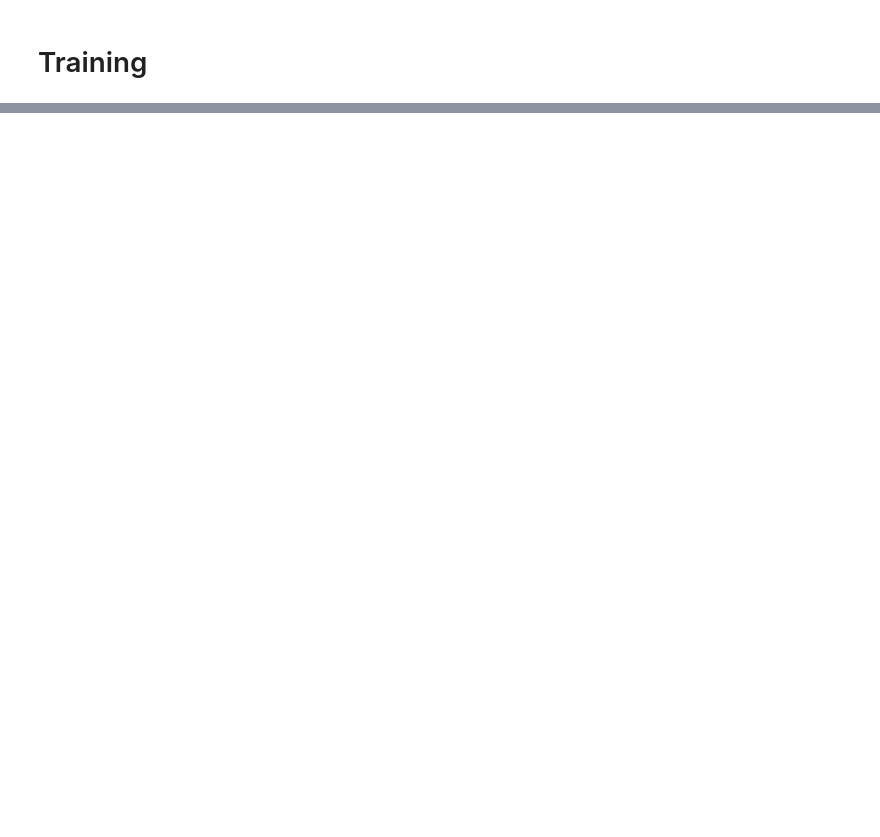
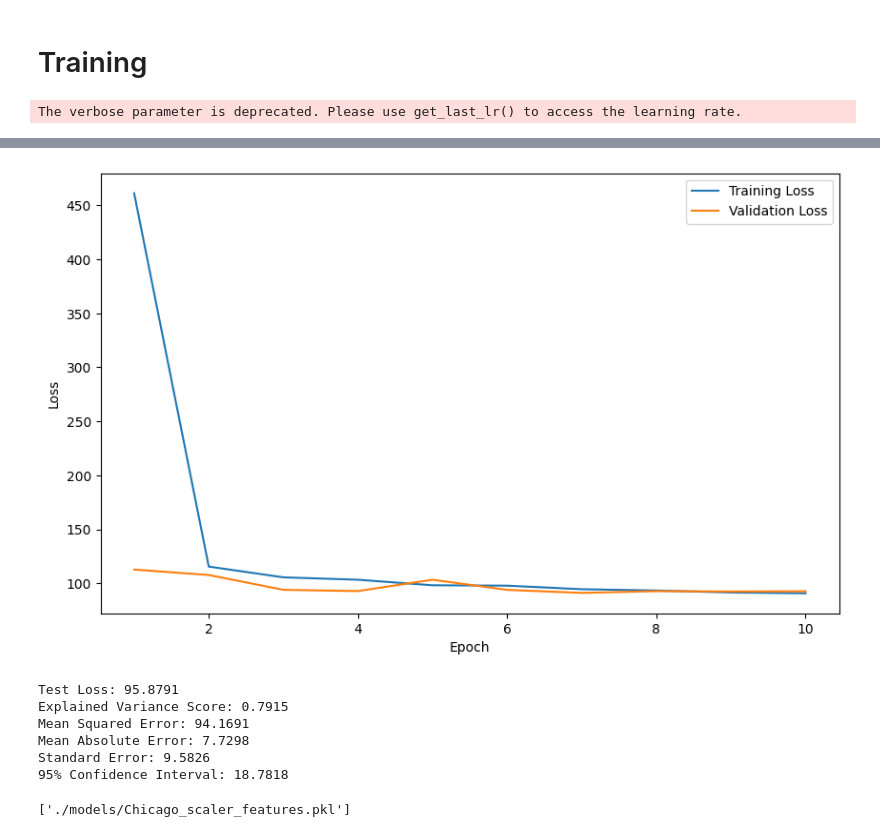
Before and after one commit to mahdouch9165/CS542, a Jupyter notebook: Common Task/organized/LSTM_notebook.ipynb, the cells around one changed output, grey strips where cells are left out. Saved outputs shown, nothing was run; the diff lists cells and outputs as text; code cells hidden in the pictures; blank space fills up the shorter version.

```diff
--- a/Common Task/organized/LSTM_notebook.ipynb
+++ b/Common Task/organized/LSTM_notebook.ipynb
@@ -34,0 +1,25 @@ daily_df, daily_df_2, daily_df_3, all_df, predictor_final = load_all_dfs(noaa_au
+# %%
+import pandas as pd
+import numpy as np
+from utils import *
+from df_utils import *
+from training_utils import *
+pd.set_option('display.max_columns', None)
+
+city_info = get_city_info()
+city = 'Chicago'
+
+noaa_path = city_info[city]['noaa']
+om_path = city_info[city]['om']
+wrh_path = city_info[city]['wrh']
+aq_path = city_info[city]['aq']
+solar_path = city_info[city]['ss']
+attn_lstm_path = city_info[city]['attn_lstm']
+lstm_path = city_info[city]['lstm']
+scaler_features_path = city_info[city]['scaler']
+
+# Load the data for the city
+# all_df is the main dataframe that contains all the data combined. I included subsets of the dataframes as well,
+# in case I need them in the future. Predictor is simply the last row. I extracted it so that it does not get
+# deleted by dropna.
+daily_df, daily_df_2, daily_df_3, all_df, predictor_final = load_all_dfs(noaa_path, om_path, solar_path, wrh_path, aq_path)
@@ -69,7 +93,9 @@ target_column = 'next_day_max_temp'
 #data = daily_df[daily_df['date'] < daily_df_2['date'].min()]
 data = all_df
 X_train, y_train, X_val, y_val, X_test, y_test, scaler_features = prep_data(data, columns_to_ignore, target_column)
-model = get_model(X_train, y_train, dropout_rate=0.2, num_layers=2, hidden_size=32, model_type = 'lstm')
+model = get_model(X_train, y_train, dropout_rate=0.2, num_layers=2, hidden_size=32, model_type = 'attn_lstm')
 model = train_model(model, X_train, y_train, X_val, y_val, lr=0.005, l2_lambda=0.01, epochs=10)
 test_loss = get_test_loss(model, X_test, y_test)
 plot_preds(model(X_test), y_test)
+# %% [output]
+The verbose parameter is deprecated. Please use get_last_lr() to access the learning rate.
@@ -76,6 +112,15 @@ plot_preds(model(X_test), y_test)
+[figure, added]
+Test Loss: 95.8791
+Explained Variance Score: 0.7915
+Mean Squared Error: 94.1691
+Mean Absolute Error: 7.7298
+Standard Error: 9.5826
+95% Confidence Interval: 18.7818
 # %%
 # save scaler
 import joblib
-joblib.dump(scaler_features, './weights/Austin_scaler_features.pkl')
+joblib.dump(scaler_features, f'./models/{city}_scaler_features.pkl')
+# %% [output]
+['./models/Chicago_scaler_features.pkl']
 # %%
 # save model
```
Also changed, not shown: parts of 8 cells of this notebook, 4 other files.
